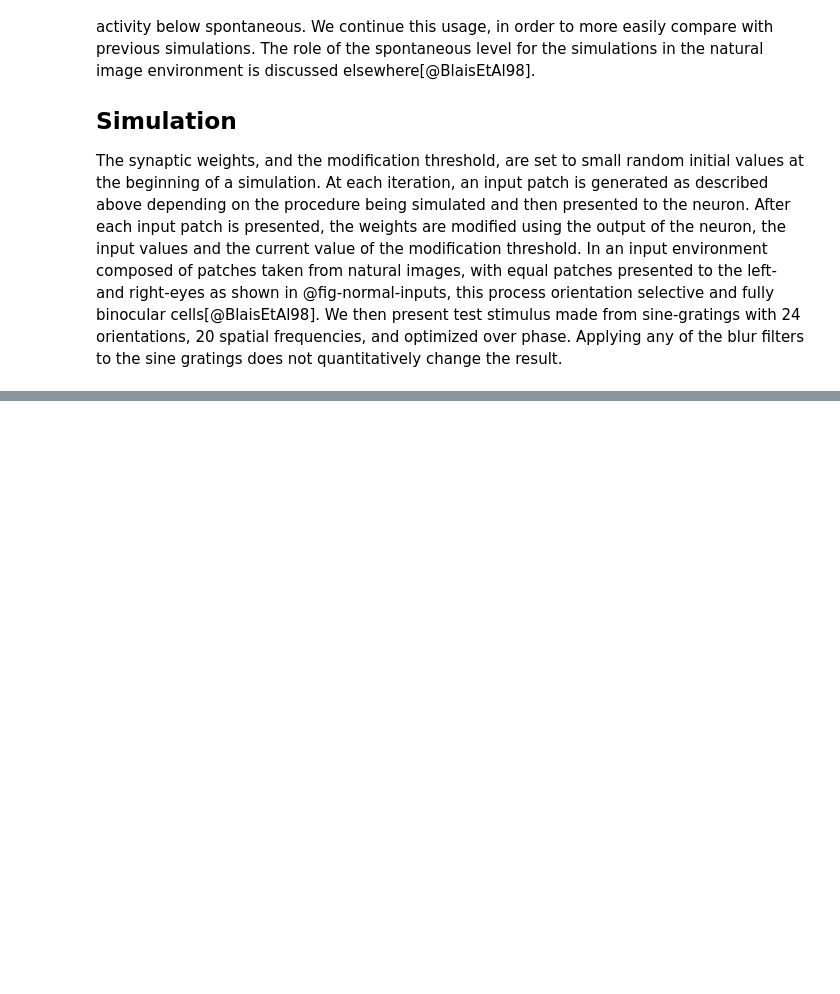
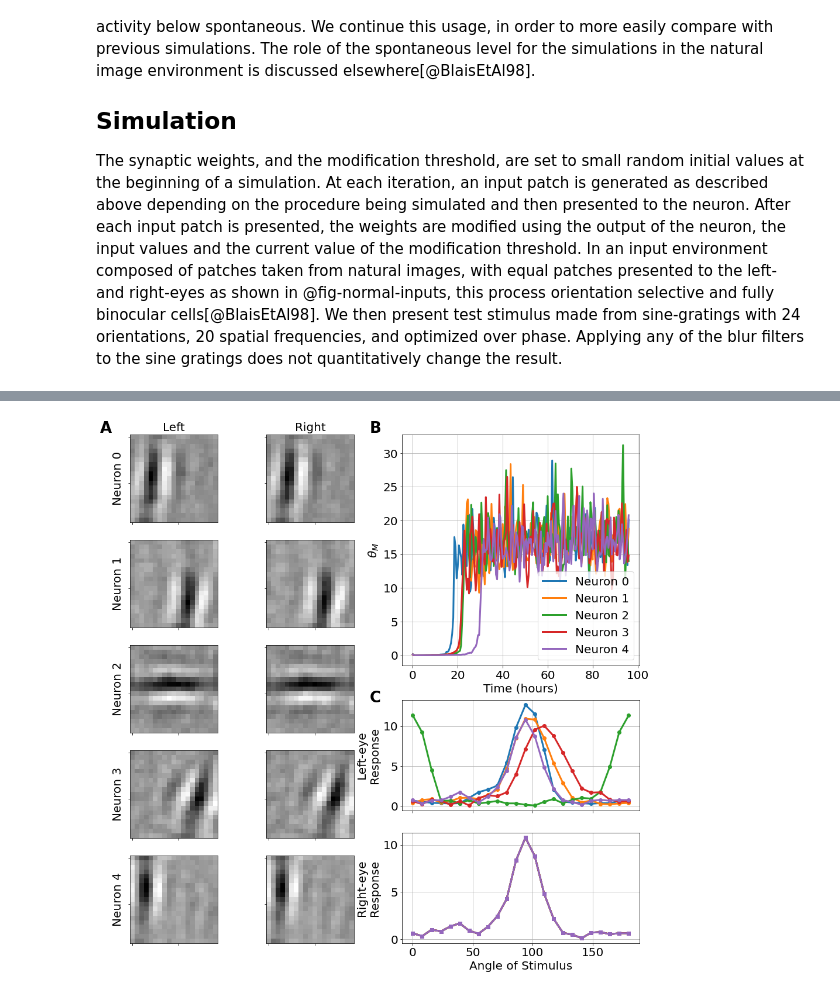
Before and after one commit to bblais/Amblyopia-Simulation, a Jupyter notebook: Synaptic Modification.ipynb, the cells around one changed output, grey strips where cells are left out. Drawn from its saved outputs; the diff is of its cells as text; code cells hidden in the pictures; blank space fills up the shorter version.

```diff
--- a/Synaptic Modification.ipynb
+++ b/Synaptic Modification.ipynb
@@ -155,0 +160,77 @@ for neuron in range(5):
+# %%
+def mysubplot(R,C,r,c):
+    from matplotlib.pyplot import subplot2grid
+    subplot2grid((R, C), (r, c))
+
+
+figure(figsize=(16,16))
+
+w_im=R.weight_image(R.W[-1,::])
+number_of_neurons=w_im.shape[0]
+
+for n in range(number_of_neurons):
+    vmin=w_im[n,:,:,:].min()
+    vmax=w_im[n,:,:,:].max()
+    for c in range(2):
+        mysubplot(number_of_neurons,4,n,c)
+        im=w_im[n,c,:,:]
+        imshow(im,cmap=plt.cm.gray,vmin=vmin,vmax=vmax,interpolation='nearest')
+        plt.grid(False)
+        if c==0:
+            ylabel(f'Neuron {n}')
+
+        if n==0:
+            if c==0:
+                title("Left")
+            else:
+                title("Right")
+
+        gca().set_xticklabels([])
+        gca().set_yticklabels([])
+
+        if n==0 and c==0:  # upper left
+
+            plt.text(.1, 0.9, "A", transform=plt.gcf().transFigure,
+                fontsize=26, fontweight='bold', va='top')
+
+
+
+mysubplot(2,2,0,1)
+plot(R.t/hour,R.θ,label=[f'Neuron {i}' for i in [0,1,2,3,4]])
+ylabel(r'$\theta_M$')
+xlabel('Time (hours)')
+legend();
+plt.text(.5, 0.9, "B", transform=plt.gcf().transFigure,
+    fontsize=26, fontweight='bold', va='top')
+
+
+t,y=R.all_responses[0]
+mysubplot(4,2,2,1)
+for neuron in range(number_of_neurons):
+    y_left=y[:,:,0,neuron,-1]
+    y_right=y[:,:,1,neuron,-1]
+
+    r,c=argmax_rc(y_left)
+    tuning_curve=y_left[r,:]
+    plot(R.theta_mat,tuning_curve,'-o')
+    ylabel('Left-eye\nResponse')
+    gca().set_xticklabels([])
+
+
+
+mysubplot(4,2,3,1)
+for neuron in range(number_of_neurons):
+    r,c=argmax_rc(y_right)
+    tuning_curve=y_right[r,:]
+    plot(R.theta_mat,tuning_curve,'-s')
+    ylabel('Right-eye\nResponse')
+    xlabel('Angle of Stimulus')
+
+plt.text(.5, 0.5, "C", transform=plt.gcf().transFigure,
+    fontsize=26, fontweight='bold', va='top')
+
+
+plt.savefig('Manuscript/resources/fig-rf-theta-tuning-curve.png')
+plt.savefig('Manuscript/resources/fig-rf-theta-tuning-curve.svg')
+# %% [output]
+[figure, added]
```
Also changed, not shown: parts of 4 cells of this notebook, 44 other files.
